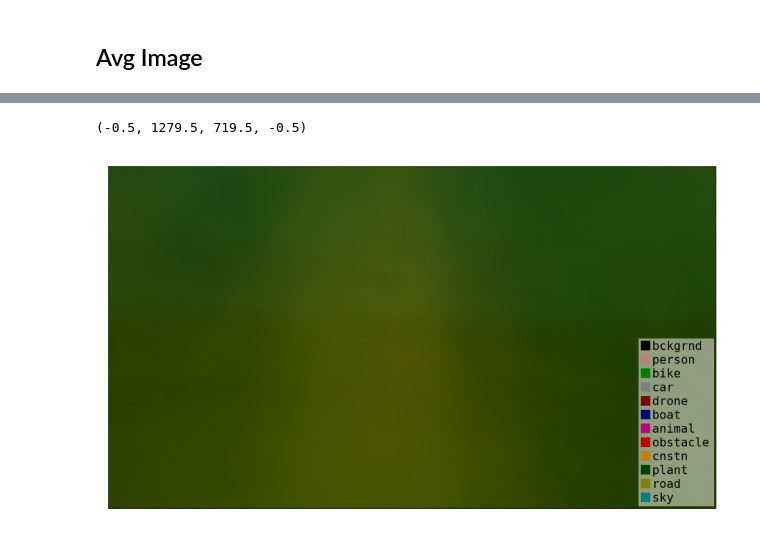
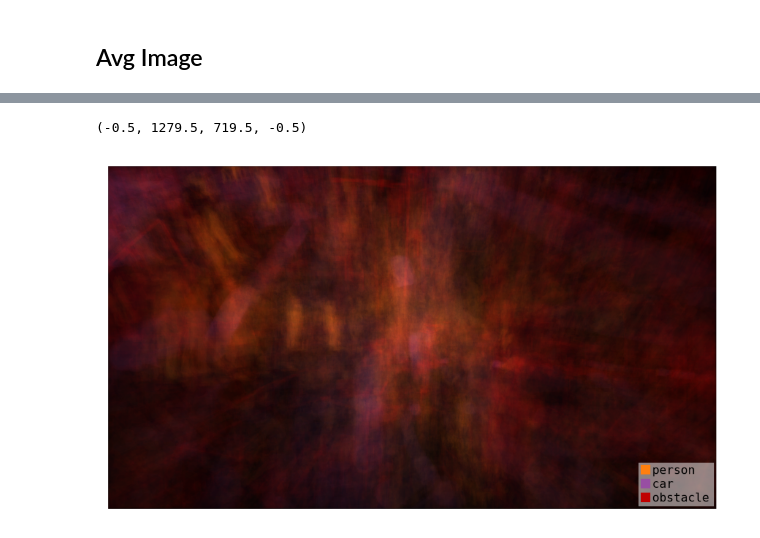
Before and after one commit to nyLiao/Aeroscapes, a Jupyter notebook: visualization/dataset.ipynb, the cells around one changed output, grey strips where cells are left out. Cells and saved outputs as stored; diff of their text form; code cells hidden in the pictures.

```diff
--- a/visualization/dataset.ipynb
+++ b/visualization/dataset.ipynb
@@ -57,7 +60,7 @@ frqv_ins = np.zeros((12), dtype=int)
 frqv_pxl = np.zeros((12), dtype=np.float64)
 frqv_pos = np.zeros((720, 1280, 12))
 
-for batch_i, (x, y) in tqdm(enumerate(val_dataloader)):
+for batch_i, (x, y) in enumerate(tqdm(val_dataloader)):
     y = torch.Tensor(y).long()
     frq = F.one_hot(y, num_classes=12)
     frq = torch.sum(frq, axis=0)
@@ -72,5 +75,6 @@ rtn_ins = frqn_ins / len(trn_dataset)       # Ratio by instances on train
 rtn_pxl = frqn_pxl / np.sum(frqn_pxl)       # Ratio by pixels on train
 rtv_ins = frqv_ins / len(val_dataset)       # Ratio by instances on validation
 rtv_pxl = frqv_pxl / np.sum(frqv_pxl)       # Ratio by pixels on validation
-np.sum(rtn_pxl)
+rt_pxl = (frqn_pxl + frqv_pxl) / np.sum(frqn_pxl + frqv_pxl)
+frqv_ins
 # %% [output]
@@ -130,3 +122,35 @@ img_avg = np.zeros((720, 1280, 3), dtype=np.float64)
 
 for c in range(12):
     img_avg += rtn_pos[:,:,c][:, :, None] * cmap[c]
+# %%
+frq_pos = frqn_pos + frqv_pos
+frq_thg = frq_pos[:, :, 1:8]
+rtn_thg = frq_thg / (len(trn_dataset) + len(val_dataset))
+rtn_thg = rtn_thg / np.sum(rtn_thg, axis=2).max()
+img_avg = np.zeros((720, 1280, 3), dtype=np.float64)
+
+for c in range(1, 8):
+    img_avg += rtn_thg[:,:,c-1][:, :, None] * cmap[c]
+# %%
+frq_pos = frqn_pos + frqv_pos
+# cm = plt.cm.Set1(np.arange(0, 20))
+
+def hmap_class(lst):
+    frq_thg = frq_pos[:, :, lst]
+    rtn_thg = frq_thg / (len(trn_dataset) + len(val_dataset))
+    return rtn_thg
+
+def avgimg_class(lst):
+    nclass = len(lst)
+    frq_thg = frq_pos[:, :, lst]
+    rtn_thg = frq_thg / (len(trn_dataset) + len(val_dataset))
+    rtn_max = np.sum(rtn_thg, axis=2).max()
+    rtn_thg = rtn_thg / rtn_max
+    img_thg = np.zeros((720, 1280, 3), dtype=np.float64)
+    for c in range(nclass):
+        img_thg += rtn_thg[:,:,c][:, :, None] * cmap[lst[c]]
+        # img_thg += rtn_thg[:,:,c][:, :, None] * cm[c][:3] * 255
+
+    lab_thg = np.ones((720, 1280), dtype=int)
+    lab_thg[0, :nclass] = lst
+    return img_thg, lab_thg, rtn_max
@@ -133,17 +189,13 @@ for c in range(12):
 # %%
-import imgviz
-
-img = img_avg.astype('uint8')
-lab_avg = np.zeros(img.shape[:2], dtype=int)
-lab_avg[0, :12] = np.arange(12)
+img_thg, lab_thg = avgimg_class([1, 3, 7])
 labelviz = imgviz.label2rgb(
-            label=lab_avg, image=img, alpha=0.0,
+            label=lab_thg, image=img_thg.astype('uint8'), alpha=0.0,
             label_names=labs, colormap=cmap, font_size=25, loc="rb"
         )
 
 plt.figure(dpi=200)
 plt.imshow(labelviz)
 plt.axis("off")
 # %% [output]
 (-0.5, 1279.5, 719.5, -0.5)
-[figure, old version]
+[figure, new version]
```
Also changed, not shown: parts of 10 cells of this notebook, 6 other files.
